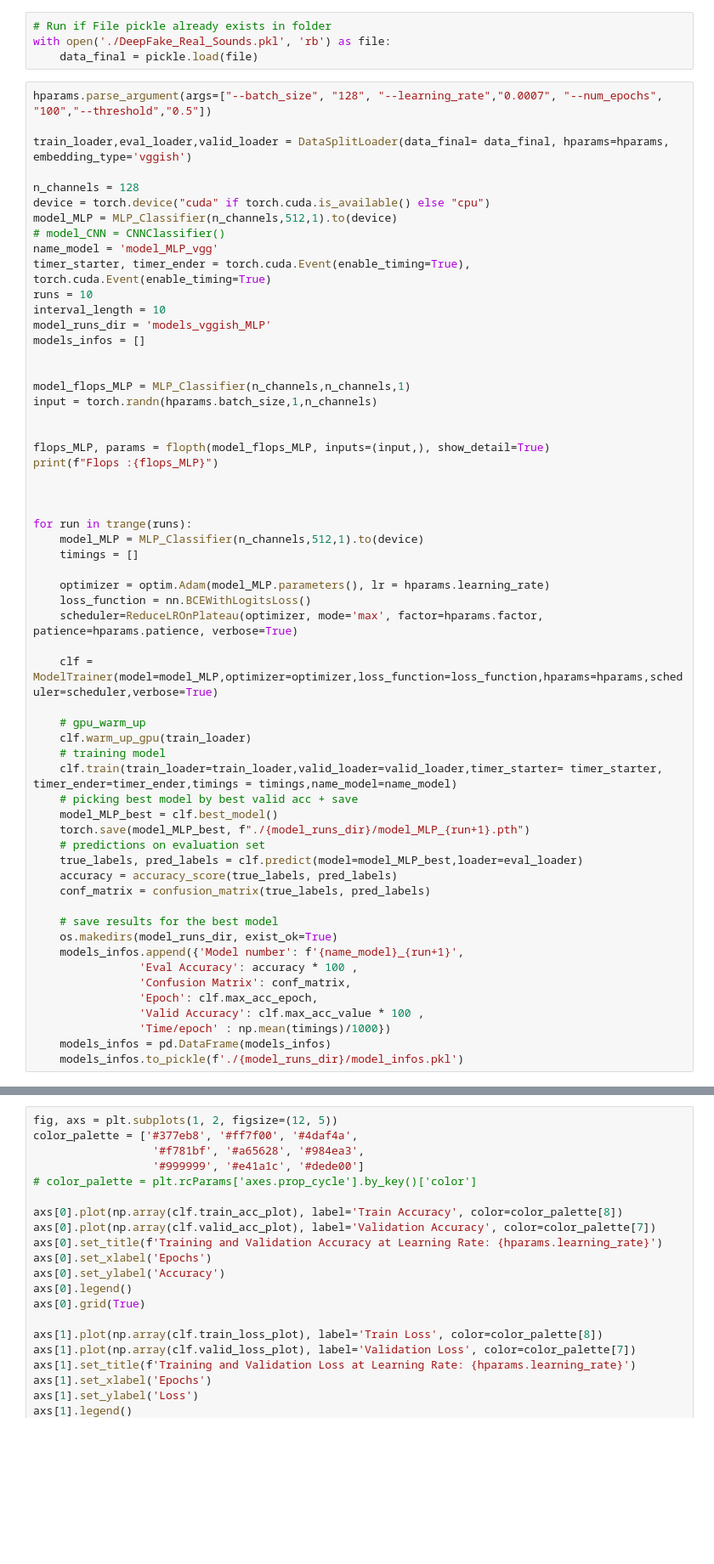
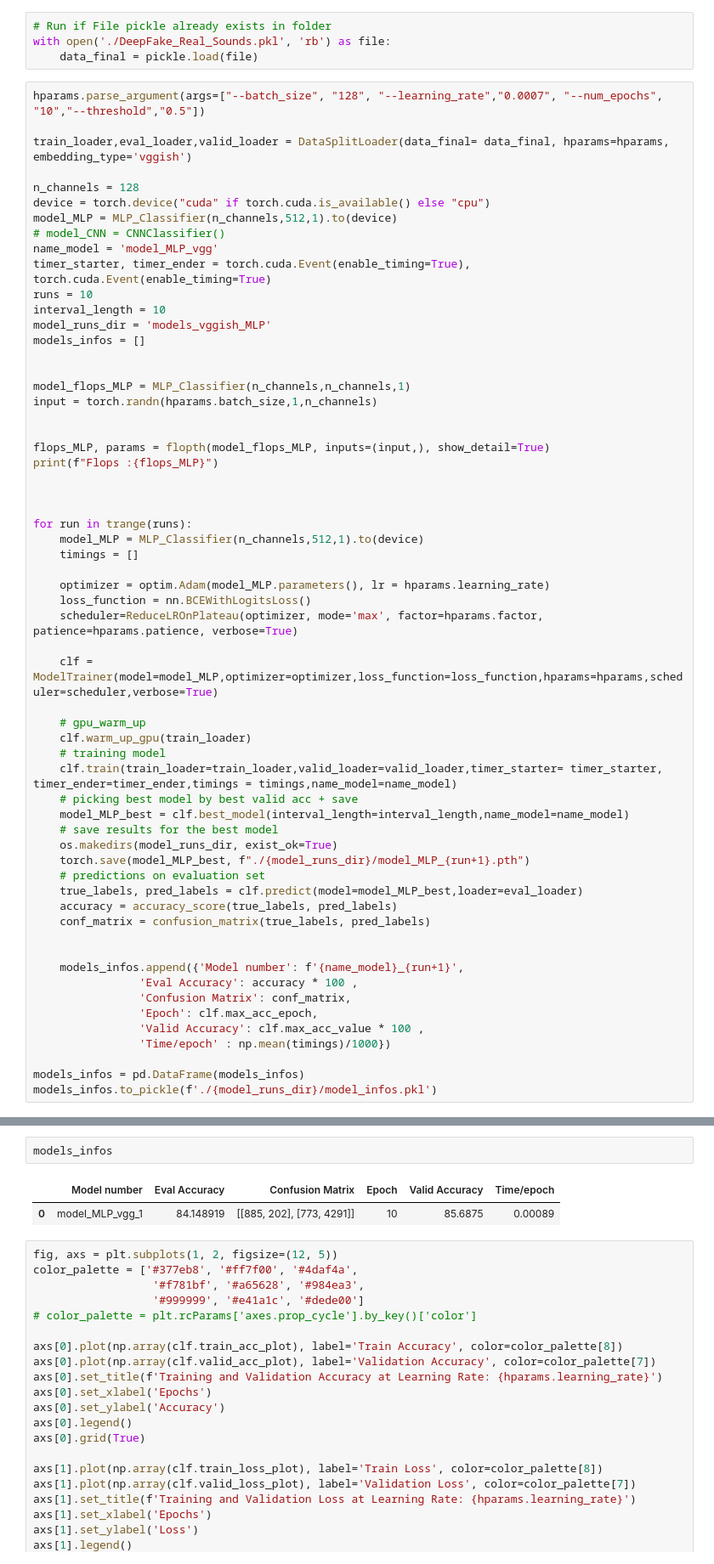
Before and after one commit to mathieulagrange/audioFoleyDeepFake, a Jupyter notebook: deepfakeClassifiers/examples/example_training.ipynb, the cells around one changed output, grey strips where cells are left out. Shown: that part at 85% size. Cells and saved outputs as stored; diff of their text form; blank space fills up the shorter version.

```diff
--- a/deepfakeClassifiers/examples/example_training.ipynb
+++ b/deepfakeClassifiers/examples/example_training.ipynb
@@ -64,7 +64,7 @@ checkpoint_interval: 10
 with open('./DeepFake_Real_Sounds.pkl', 'rb') as file:
     data_final = pickle.load(file)
 # %%
-hparams.parse_argument(args=["--batch_size", "128", "--learning_rate","0.0007", "--num_epochs", "100","--threshold","0.5"])
+hparams.parse_argument(args=["--batch_size", "128", "--learning_rate","0.0007", "--num_epochs", "10","--threshold","0.5"])
 
 train_loader,eval_loader,valid_loader = DataSplitLoader(data_final= data_final, hparams=hparams, embedding_type='vggish')
 
@@ -104,23 +104,25 @@ for run in trange(runs):
     # training model
     clf.train(train_loader=train_loader,valid_loader=valid_loader,timer_starter= timer_starter, timer_ender=timer_ender,timings = timings,name_model=name_model)
     # picking best model by best valid acc + save
-    model_MLP_best = clf.best_model()
+    model_MLP_best = clf.best_model(interval_length=interval_length,name_model=name_model)
+    # save results for the best model
+    os.makedirs(model_runs_dir, exist_ok=True)
     torch.save(model_MLP_best, f"./{model_runs_dir}/model_MLP_{run+1}.pth")
     # predictions on evaluation set
     true_labels, pred_labels = clf.predict(model=model_MLP_best,loader=eval_loader)
     accuracy = accuracy_score(true_labels, pred_labels)
     conf_matrix = confusion_matrix(true_labels, pred_labels)
 
-    # save results for the best model
-    os.makedirs(model_runs_dir, exist_ok=True)
+
     models_infos.append({'Model number': f'{name_model}_{run+1}',
                 'Eval Accuracy': accuracy * 100 ,
                 'Confusion Matrix': conf_matrix,
                 'Epoch': clf.max_acc_epoch,
                 'Valid Accuracy': clf.max_acc_value * 100 ,
                 'Time/epoch' : np.mean(timings)/1000})
-    models_infos = pd.DataFrame(models_infos)
-    models_infos.to_pickle(f'./{model_runs_dir}/model_infos.pkl')
+
+models_infos = pd.DataFrame(models_infos)
+models_infos.to_pickle(f'./{model_runs_dir}/model_infos.pkl')
 # %% [output]
 -------------------------
 Hyper Parameter Settings
@@ -166,3 +145,8 @@ Model saved to ./model_checkpoints/model_MLP_vgg_epoch_10.pth
+# %%
+models_infos
+# %% [output]
+|  | Model number | Eval Accuracy | Confusion Matrix | Epoch | Valid Accuracy | Time/epoch |
+| 0 | model_MLP_vgg_1 | 84.148919 | [[885, 202], [773, 4291]] | 10 | 85.6875 | 0.00089 |
 # %%
 fig, axs = plt.subplots(1, 2, figsize=(12, 5))
 color_palette = ['#377eb8', '#ff7f00', '#4daf4a',
```
Also changed, not shown: parts of 1 cell of this notebook.
